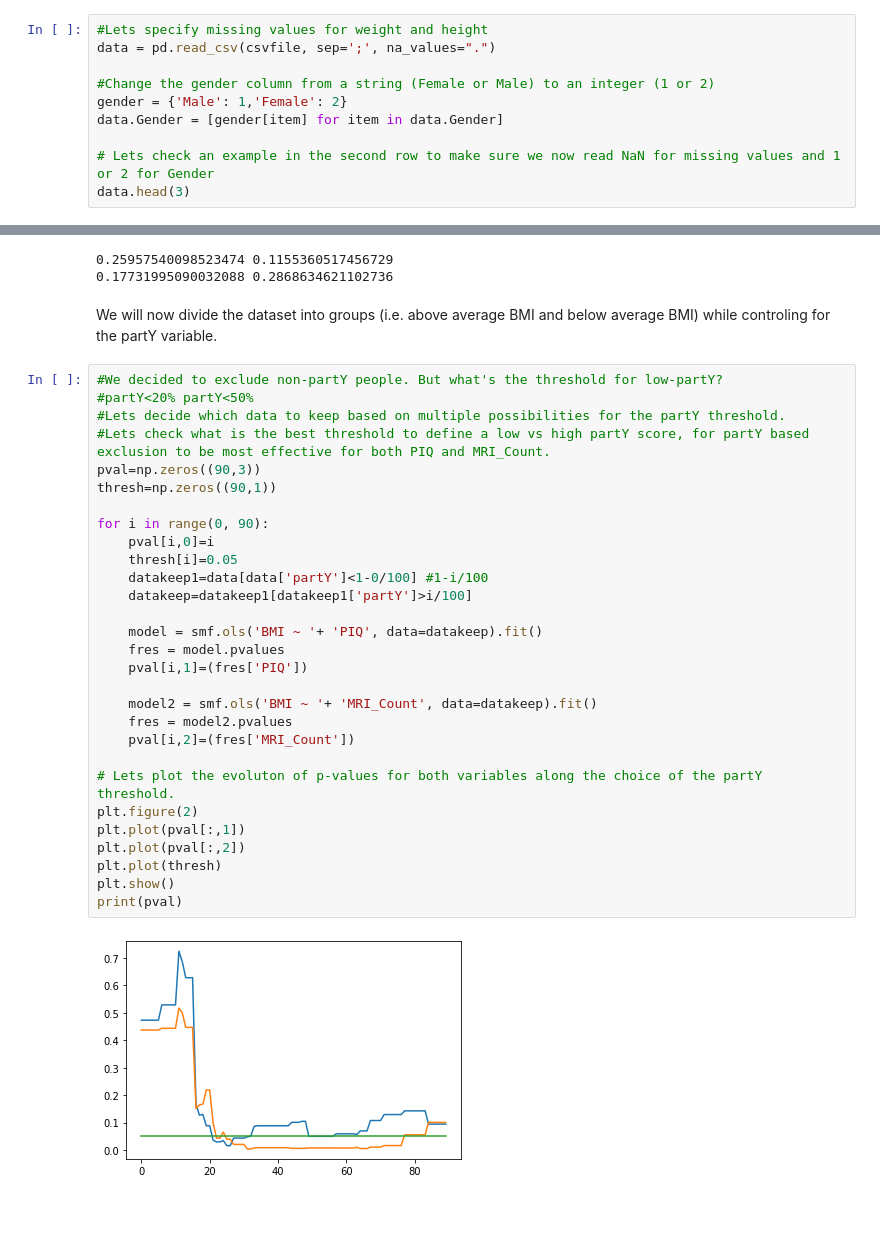
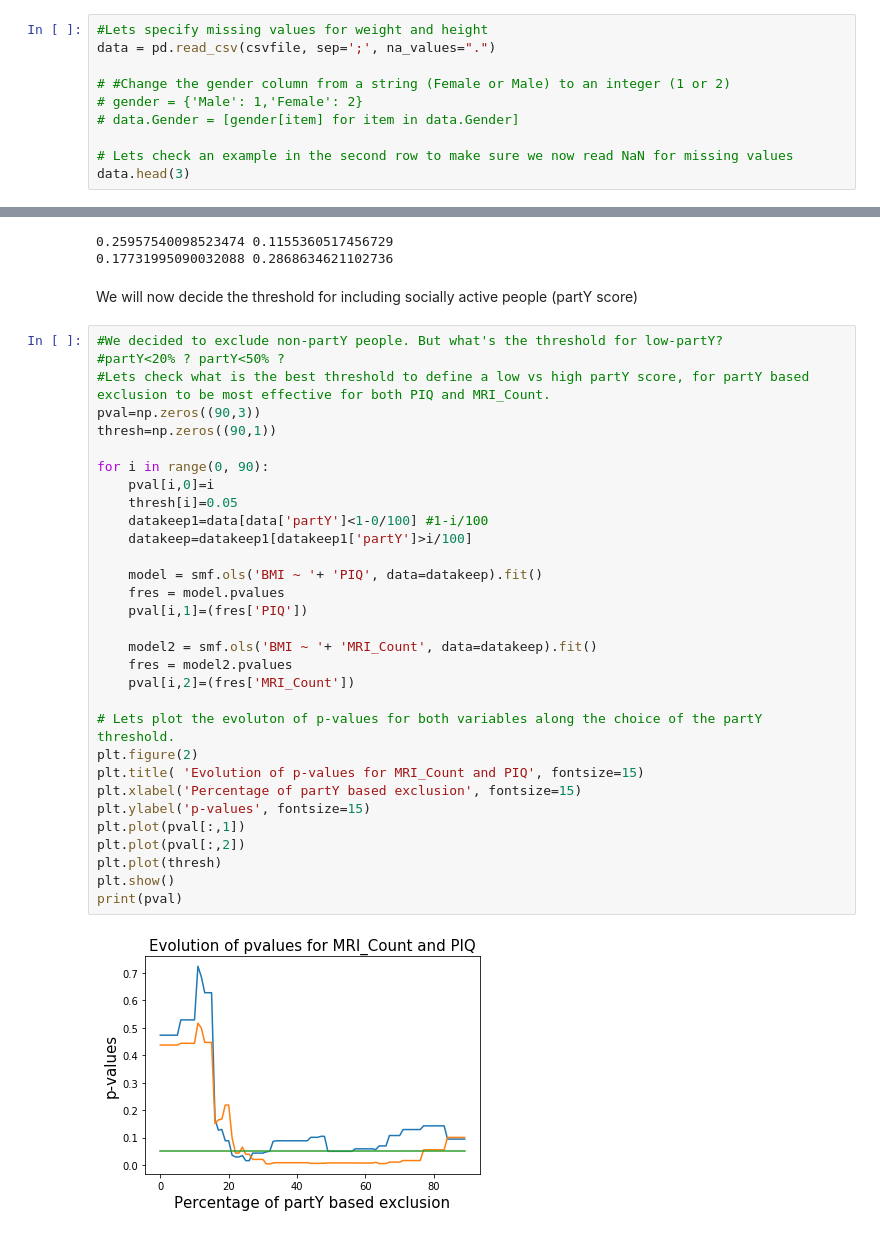
Before and after one commit to mwmaclean/MacLean-M-QLSC612, a Jupyter notebook: myanalysis.ipynb, the cells around one changed output, grey strips where cells are left out. Cells and saved outputs as stored; diff of their text form.

```diff
--- a/myanalysis.ipynb
+++ b/myanalysis.ipynb
@@ -47,11 +46,11 @@ To prepare our data for analyses, we will specify missing values and change the
 #Lets specify missing values for weight and height
 data = pd.read_csv(csvfile, sep=';', na_values=".")
 
-#Change the gender column from a string (Female or Male) to an integer (1 or 2)
-gender = {'Male': 1,'Female': 2}
-data.Gender = [gender[item] for item in data.Gender]
+# #Change the gender column from a string (Female or Male) to an integer (1 or 2)
+# gender = {'Male': 1,'Female': 2}
+# data.Gender = [gender[item] for item in data.Gender]
 
-# Lets check an example in the second row to make sure we now read NaN for missing values and 1 or 2 for Gender
+# Lets check an example in the second row to make sure we now read NaN for missing values
 data.head(3)
 # %% [output]
 |  | Unnamed: 0 | Gender | FSIQ | VIQ | PIQ | Weight | Height | MRI_Count |
@@ -163,39 +154,41 @@ print(corr, _)
 # %% [output]
 0.25957540098523474 0.1155360517456729
 0.17731995090032088 0.2868634621102736
-# %% [markdown]
-We will now divide the dataset into groups (i.e. above average BMI and below average BMI) while controling for the partY variable.
+# %% [markdown]
+We will now decide the threshold for including socially active people (partY score)
 # %%
 #We decided to exclude non-partY people. But what's the threshold for low-partY?
-#partY<20% partY<50%
-#Lets decide which data to keep based on multiple possibilities for the partY threshold.
+#partY<20% ? partY<50% ?
 #Lets check what is the best threshold to define a low vs high partY score, for partY based exclusion to be most effective for both PIQ and MRI_Count.
 pval=np.zeros((90,3))
 thresh=np.zeros((90,1))
 
 for i in range(0, 90):
     pval[i,0]=i
     thresh[i]=0.05
     datakeep1=data[data['partY']<1-0/100] #1-i/100
     datakeep=datakeep1[datakeep1['partY']>i/100]
 
     model = smf.ols('BMI ~ '+ 'PIQ', data=datakeep).fit()
     fres = model.pvalues
     pval[i,1]=(fres['PIQ'])
 
     model2 = smf.ols('BMI ~ '+ 'MRI_Count', data=datakeep).fit()
     fres = model2.pvalues
     pval[i,2]=(fres['MRI_Count'])
 
 # Lets plot the evoluton of p-values for both variables along the choice of the partY threshold.
 plt.figure(2)
+plt.title( 'Evolution of p-values for MRI_Count and PIQ', fontsize=15)
+plt.xlabel('Percentage of partY based exclusion', fontsize=15)
+plt.ylabel('p-values', fontsize=15)
 plt.plot(pval[:,1])
 plt.plot(pval[:,2])
 plt.plot(thresh)
 plt.show()
 print(pval)
 # %% [output]
-[figure, old version]
+[figure, new version]
 [[0.00000000e+00 4.73083824e-01 4.37240159e-01]
  [1.00000000e+00 4.73083824e-01 4.37240159e-01]
  [2.00000000e+00 4.73083824e-01 4.37240159e-01]
```
Also changed, not shown: parts of 12 cells of this notebook.
